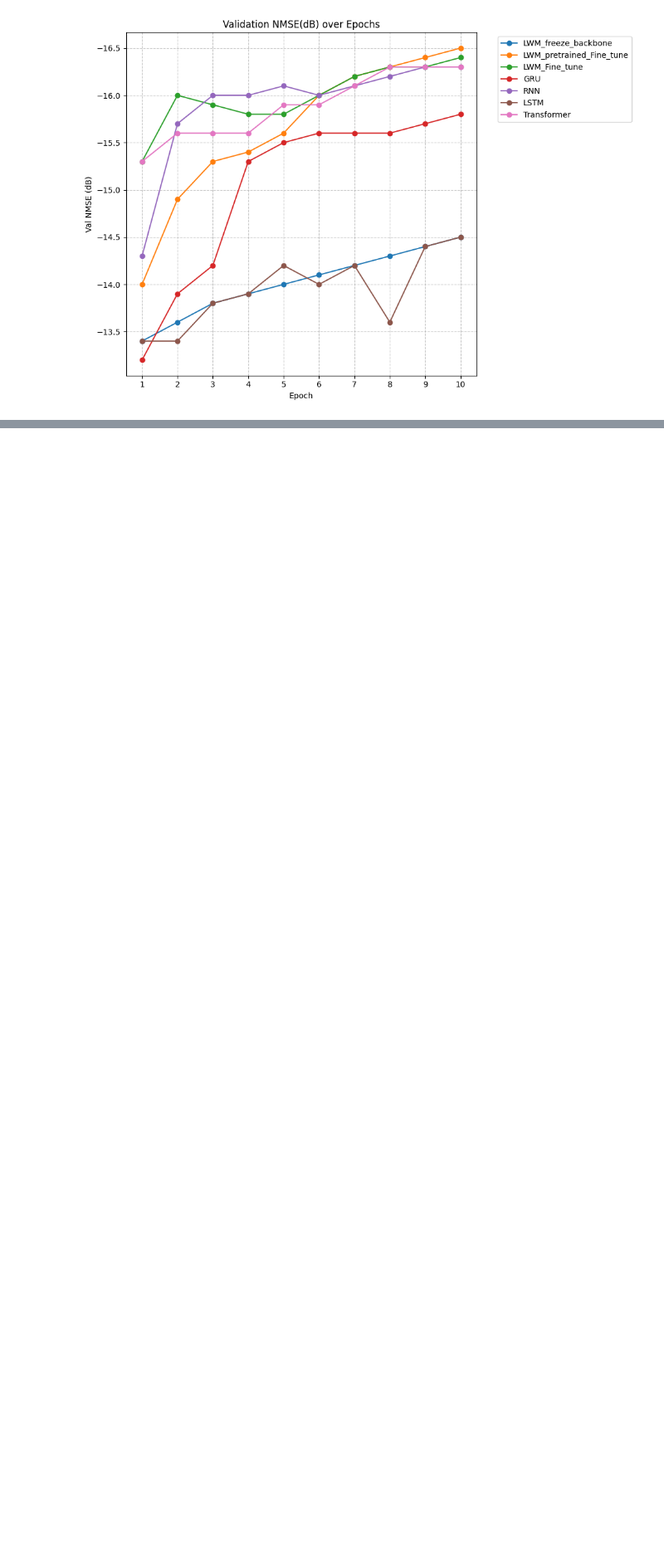
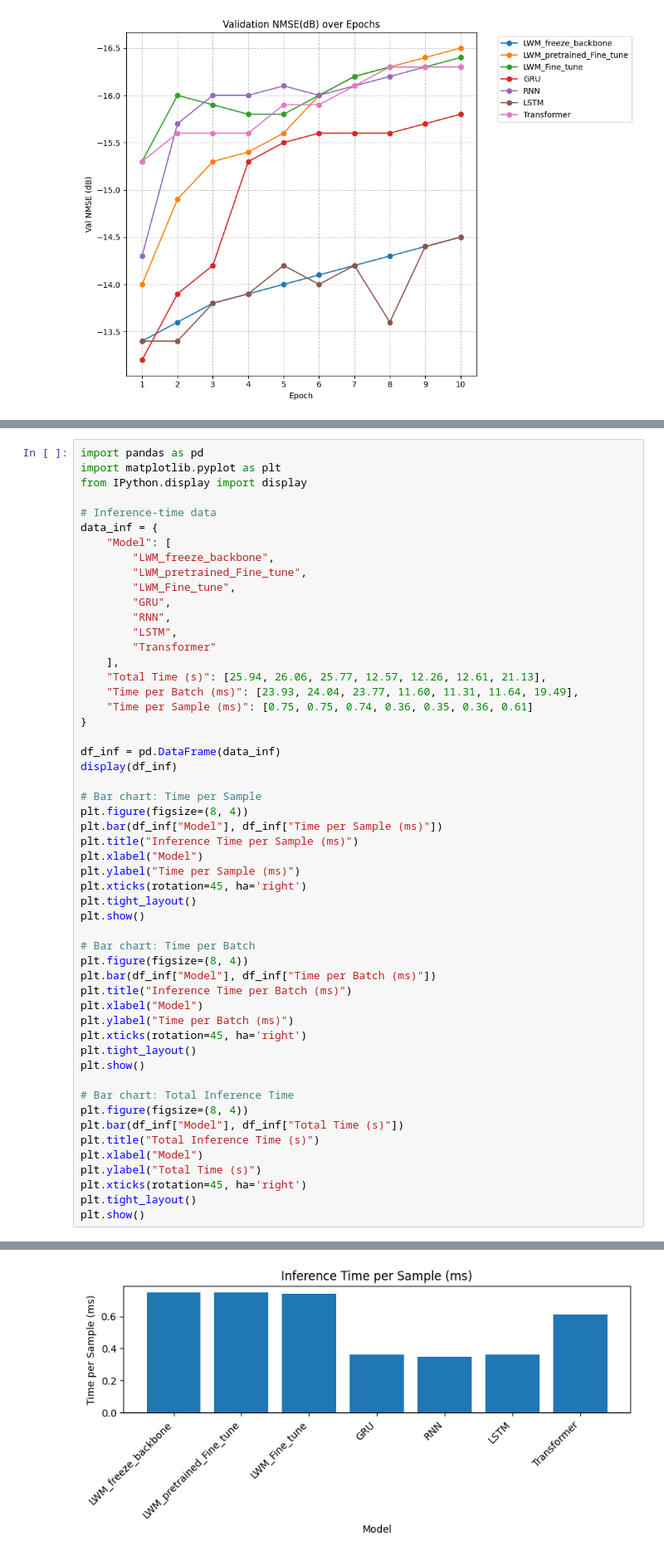
Before and after one commit to yuknow01/LWM, a Jupyter notebook: LWM_result.ipynb, the cells around one changed output, grey strips where cells are left out. Shown at 83% size. Drawn from its saved outputs; the diff is of its cells as text; blank space fills up the shorter version.

Commit message:
update LWM_result file add inference

```diff
--- a/LWM_result.ipynb
+++ b/LWM_result.ipynb
@@ -96,0 +101,54 @@ plt.show()
+# %%
+import pandas as pd
+import matplotlib.pyplot as plt
+from IPython.display import display
+
+# Inference-time data
+data_inf = {
+    "Model": [
+        "LWM_freeze_backbone",
+        "LWM_pretrained_Fine_tune",
+        "LWM_Fine_tune",
+        "GRU",
+        "RNN",
+        "LSTM",
+        "Transformer"
+    ],
+    "Total Time (s)": [25.94, 26.06, 25.77, 12.57, 12.26, 12.61, 21.13],
+    "Time per Batch (ms)": [23.93, 24.04, 23.77, 11.60, 11.31, 11.64, 19.49],
+    "Time per Sample (ms)": [0.75, 0.75, 0.74, 0.36, 0.35, 0.36, 0.61]
+}
+
+df_inf = pd.DataFrame(data_inf)
+display(df_inf)
+
+# Bar chart: Time per Sample
+plt.figure(figsize=(8, 4))
+plt.bar(df_inf["Model"], df_inf["Time per Sample (ms)"])
+plt.title("Inference Time per Sample (ms)")
+plt.xlabel("Model")
+plt.ylabel("Time per Sample (ms)")
+plt.xticks(rotation=45, ha='right')
+plt.tight_layout()
+plt.show()
+
+# Bar chart: Time per Batch
+plt.figure(figsize=(8, 4))
+plt.bar(df_inf["Model"], df_inf["Time per Batch (ms)"])
+plt.title("Inference Time per Batch (ms)")
+plt.xlabel("Model")
+plt.ylabel("Time per Batch (ms)")
+plt.xticks(rotation=45, ha='right')
+plt.tight_layout()
+plt.show()
+
+# Bar chart: Total Inference Time
+plt.figure(figsize=(8, 4))
+plt.bar(df_inf["Model"], df_inf["Total Time (s)"])
+plt.title("Total Inference Time (s)")
+plt.xlabel("Model")
+plt.ylabel("Total Time (s)")
+plt.xticks(rotation=45, ha='right')
+plt.tight_layout()
+plt.show()
+# %% [output]
@@ -96,0 +163 @@ plt.show()
+[figure, added]
```
Also changed, not shown: parts of 3 cells of this notebook.
